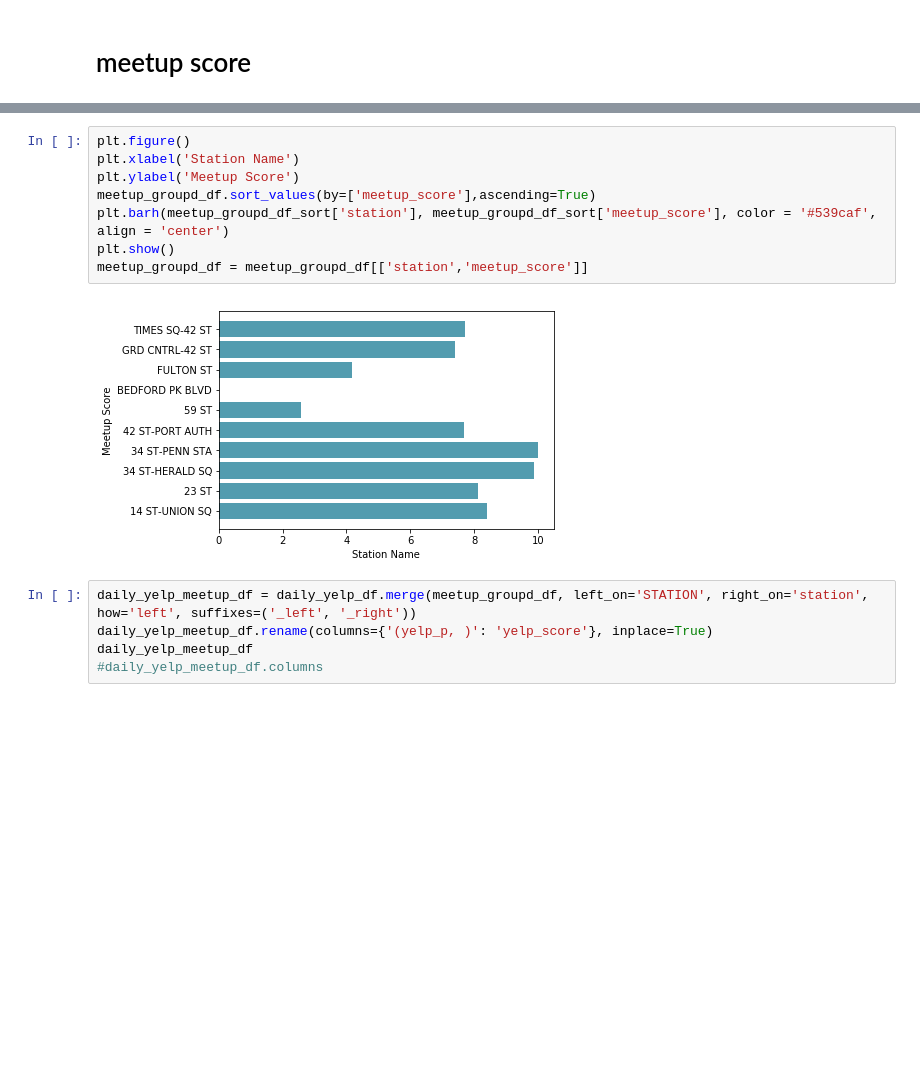
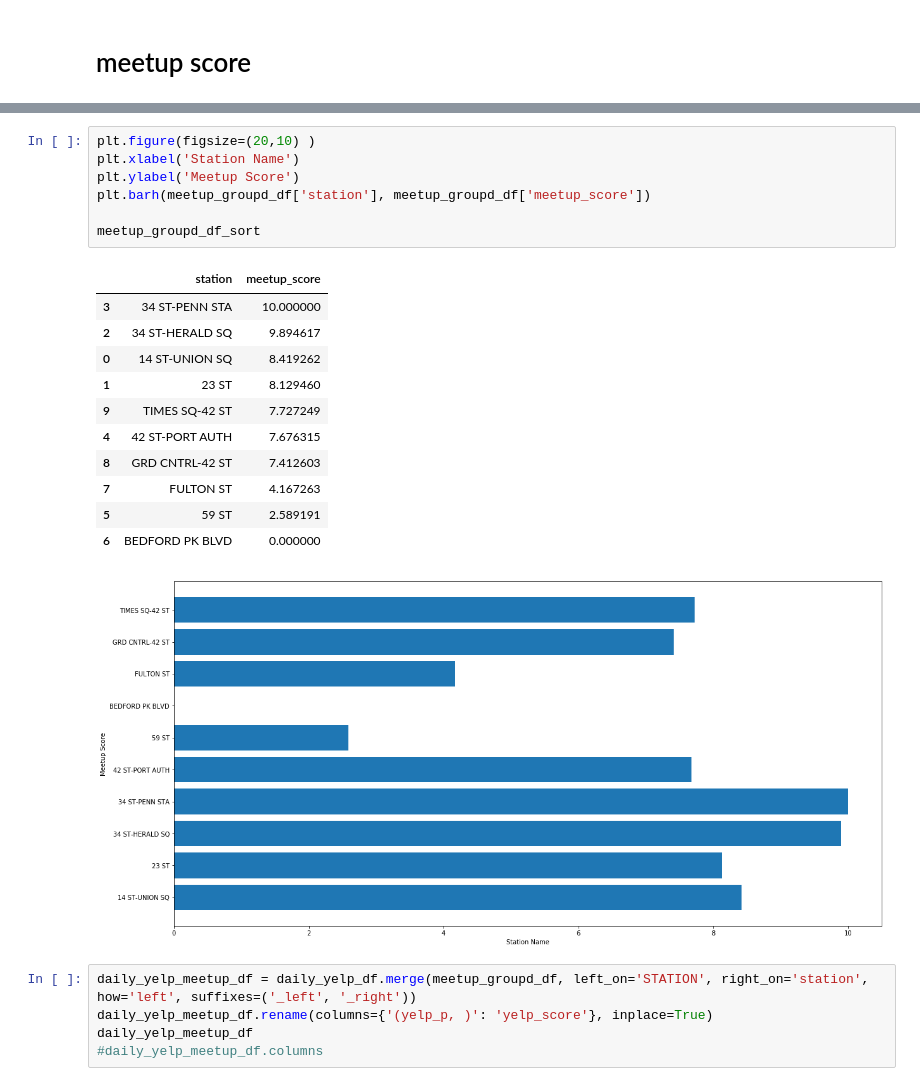
Before and after one commit to cyrus-rustomji/metis_projects, a Jupyter notebook: FirstProejct.ipynb, the cells around one changed output, grey strips where cells are left out. Saved outputs shown, nothing was run; the diff lists cells and outputs as text; blank space fills up the shorter version.

```diff
--- a/FirstProejct.ipynb
+++ b/FirstProejct.ipynb
@@ -840,13 +865,23 @@ meetup_groupd_df
 # %%
-plt.figure()
+plt.figure(figsize=(20,10) )
 plt.xlabel('Station Name')
 plt.ylabel('Meetup Score')
-meetup_groupd_df.sort_values(by=['meetup_score'],ascending=True)
-plt.barh(meetup_groupd_df_sort['station'], meetup_groupd_df_sort['meetup_score'], color = '#539caf', align = 'center')
-plt.show()
-meetup_groupd_df = meetup_groupd_df[['station','meetup_score']]
+plt.barh(meetup_groupd_df['station'], meetup_groupd_df['meetup_score'])
+
+meetup_groupd_df_sort
 # %% [output]
+|  | station | meetup_score |
+| 3 | 34 ST-PENN STA | 10.000000 |
+| 2 | 34 ST-HERALD SQ | 9.894617 |
+| 0 | 14 ST-UNION SQ | 8.419262 |
+| 1 | 23 ST | 8.129460 |
+| 9 | TIMES SQ-42 ST | 7.727249 |
+| 4 | 42 ST-PORT AUTH | 7.676315 |
+| 8 | GRD CNTRL-42 ST | 7.412603 |
+| 7 | FULTON ST | 4.167263 |
+| 5 | 59 ST | 2.589191 |
+| 6 | BEDFORD PK BLVD | 0.000000 |
-[figure, old version]
+[figure, new version]
 # %%
 daily_yelp_meetup_df = daily_yelp_df.merge(meetup_groupd_df, left_on='STATION', right_on='station', how='left', suffixes=('_left', '_right'))
 daily_yelp_meetup_df.rename(columns={'(yelp_p, )': 'yelp_score'}, inplace=True)
```
Also changed, not shown: parts of 11 cells of this notebook.
